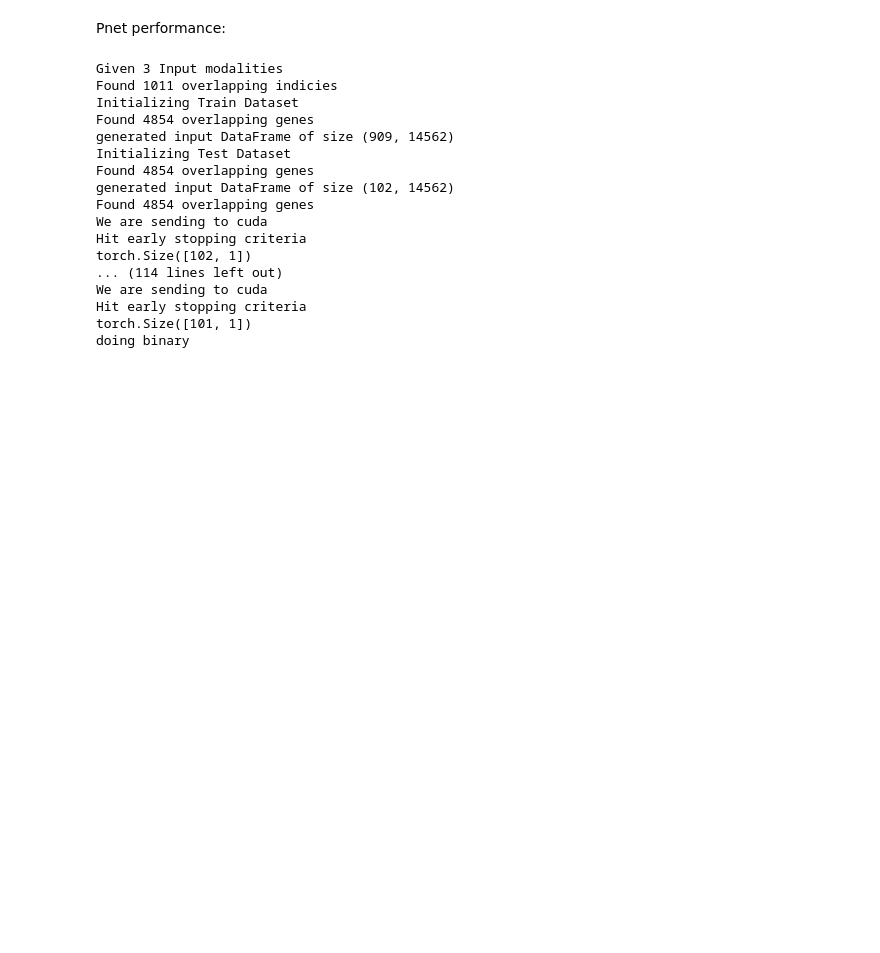
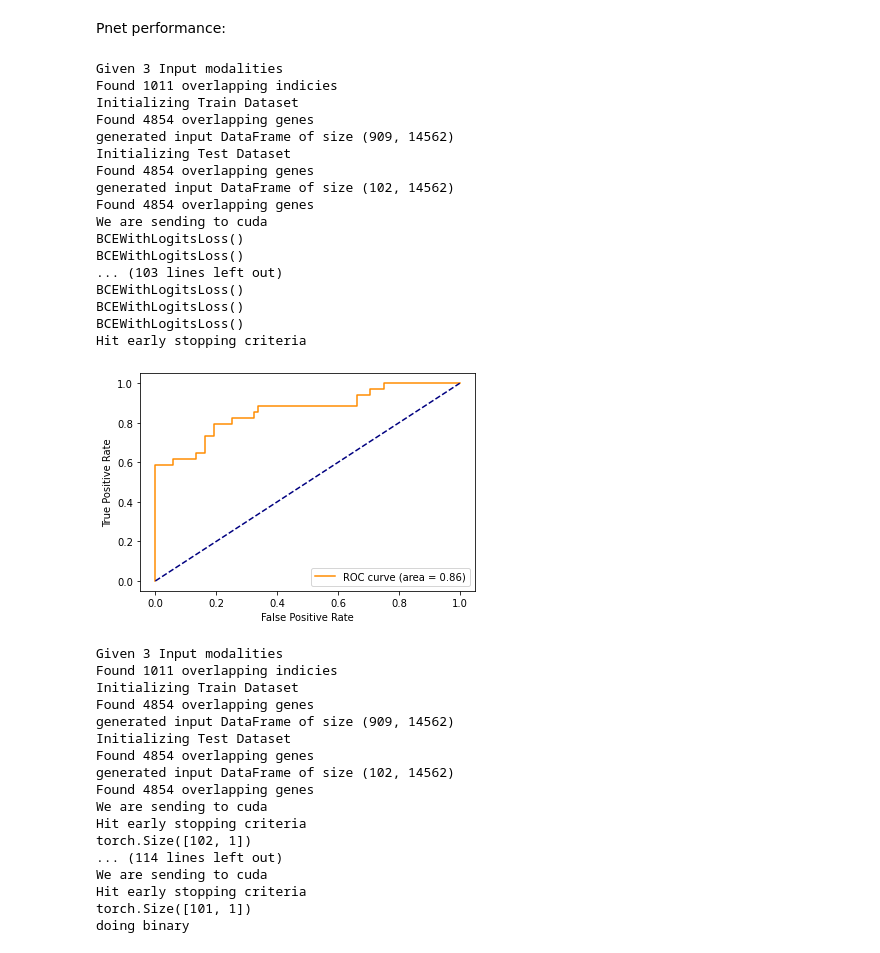
Before and after one commit to vanallenlab/pnet, a Jupyter notebook: src/performance_benchmarking.ipynb, the cells around one changed output. Saved outputs shown, nothing was run; the diff lists cells and outputs as text; code cells hidden in the pictures; blank space fills up the shorter version.

```diff
--- a/src/performance_benchmarking.ipynb
+++ b/src/performance_benchmarking.ipynb
@@ -135,5 +114,51 @@ generated input DataFrame of size (101, 14562)
 # %% [markdown]
 Pnet performance:
+# %%
+for i in range(1):
+    train_inds = list(pd.read_csv('../data/splits/train_set_{}.csv'.format(i))['indicies'])
+    test_inds = list(pd.read_csv('../data/splits/test_set_{}.csv'.format(i))['indicies'])
+    model, train_scores, test_scores, train_dataset, test_dataset = Pnet.run(genetic_data, prostate_response, seed=0, dropout=0.2, lr=1e-3, weight_decay=1,
+                                                                           batch_size=64, epochs=300, early_stopping=True, train_inds=train_inds,
+                                                                           test_inds=test_inds)
+
+    x_train = train_dataset.x
+    additional_train = train_dataset.additional
+    y_train = train_dataset.y
+    x_test = test_dataset.x
+    additional_test = test_dataset.additional
+    y_test = test_dataset.y
+
+    model.to('cpu')
+    pred, preds = model(x_test, additional_test)
+    y_pred_proba = pred.detach().numpy().squeeze()
+    fpr, tpr, _ = metrics.roc_curve(y_test,  y_pred_proba)
+    test_auc = metrics.roc_auc_score(y_test, pred.detach().numpy().squeeze())
+    #create ROC curve
+    plt.plot(fpr,tpr, color="darkorange", label="ROC curve (area = %0.2f)" % test_auc)
+    plt.ylabel('True Positive Rate')
+    plt.xlabel('False Positive Rate')
+    plt.plot([0, 1], [0, 1], color="navy", linestyle="--")
+    plt.legend(loc="lower right")
+    plt.show()
+# %% [output]
+Given 3 Input modalities
+Found 1011 overlapping indicies
+Initializing Train Dataset
+Found 4854 overlapping genes
+generated input DataFrame of size (909, 14562)
+Initializing Test Dataset
+Found 4854 overlapping genes
+generated input DataFrame of size (102, 14562)
+Found 4854 overlapping genes
+We are sending to cuda
+BCEWithLogitsLoss()
+BCEWithLogitsLoss()
+... (103 lines left out)
+BCEWithLogitsLoss()
+BCEWithLogitsLoss()
+BCEWithLogitsLoss()
+Hit early stopping criteria
+[figure, added]
 # %%
 for i in range(10):
     train_inds = list(pd.read_csv('../data/splits/train_set_{}.csv'.format(i))['indicies'])
```
Also changed, not shown: parts of 2 cells of this notebook, 2 other files.
